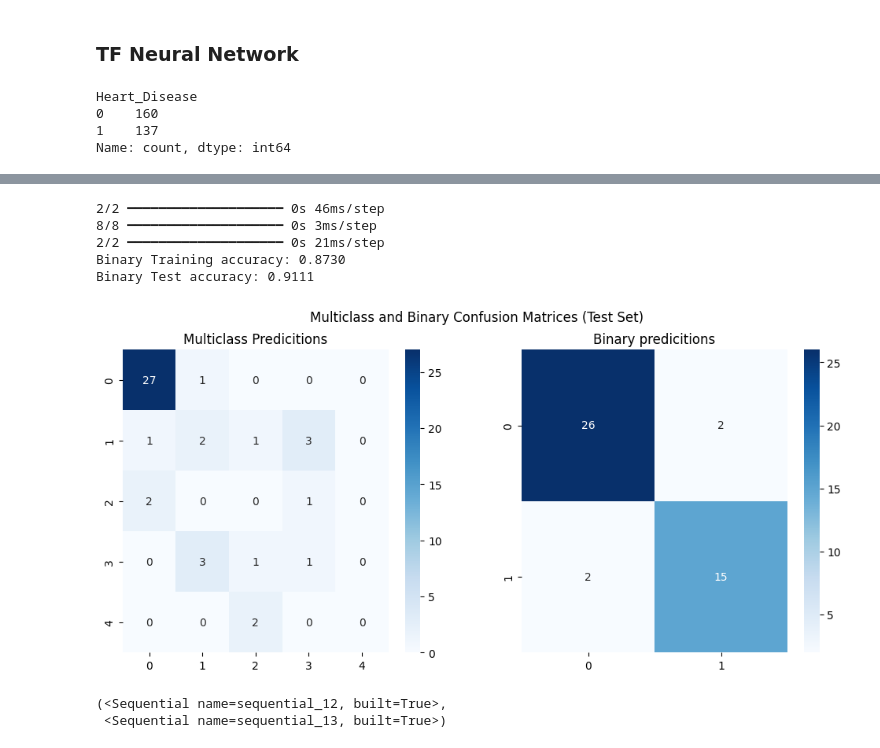
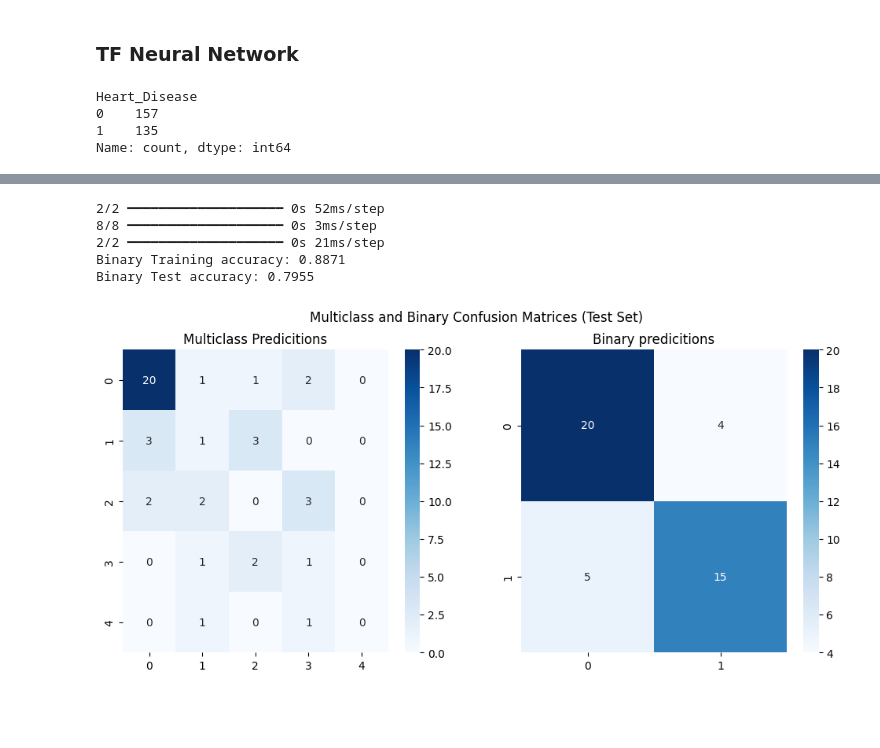
Before and after one commit to trow-land/Data-Science, a Jupyter notebook: Heart Disease/Heart_Disease_EDA.ipynb, the cells around one changed output, grey strips where cells are left out. Drawn from its saved outputs; the diff is of its cells as text; code cells hidden in the pictures; blank space fills up the shorter version.

```diff
--- a/Heart Disease/Heart_Disease_EDA.ipynb
+++ b/Heart Disease/Heart_Disease_EDA.ipynb
@@ -171,3 +189,7 @@ print(outliers)
 152      2  0.0   7.0    0
 173      2  0.0   3.0    0
 181      2  2.0   7.0    2
+# %%
+# Cleaning the dataset by removing these outliers
+
+df = df[(df['chol'] > lower_bound) & (df['chol'] < upper_bound)]
@@ -429,9 +516,9 @@ def evaluate_nn(df):
 
     return multiclass_model, binary_model
 # %%
-evaluate_nn(df)
+m, b = evaluate_nn(df)
 # %% [output]
 Heart_Disease
-0    160
-1    137
+0    157
+1    135
 Name: count, dtype: int64
@@ -443,8 +530,6 @@ Multiclass Test accuracy: 0.6667
-2/2 ━━━━━━━━━━━━━━━━━━━━ 0s 46ms/step
+2/2 ━━━━━━━━━━━━━━━━━━━━ 0s 52ms/step
 8/8 ━━━━━━━━━━━━━━━━━━━━ 0s 3ms/step
 2/2 ━━━━━━━━━━━━━━━━━━━━ 0s 21ms/step
-Binary Training accuracy: 0.8730
-Binary Test accuracy: 0.9111
+Binary Training accuracy: 0.8871
+Binary Test accuracy: 0.7955
-[figure, old version]
+[figure, new version]
-(<Sequential name=sequential_12, built=True>,
- <Sequential name=sequential_13, built=True>)
```
Also changed, not shown: parts of 22 cells of this notebook.
